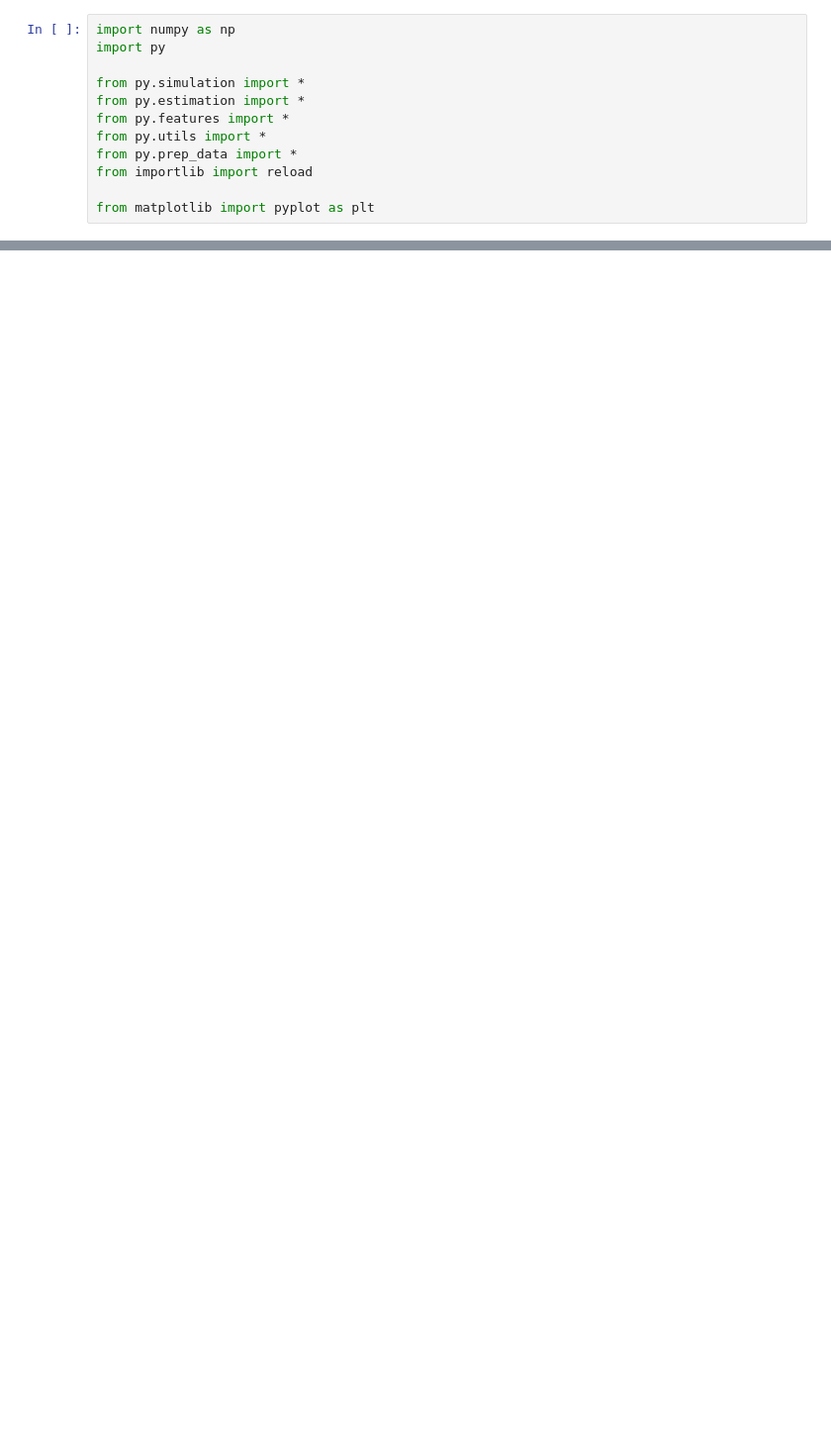
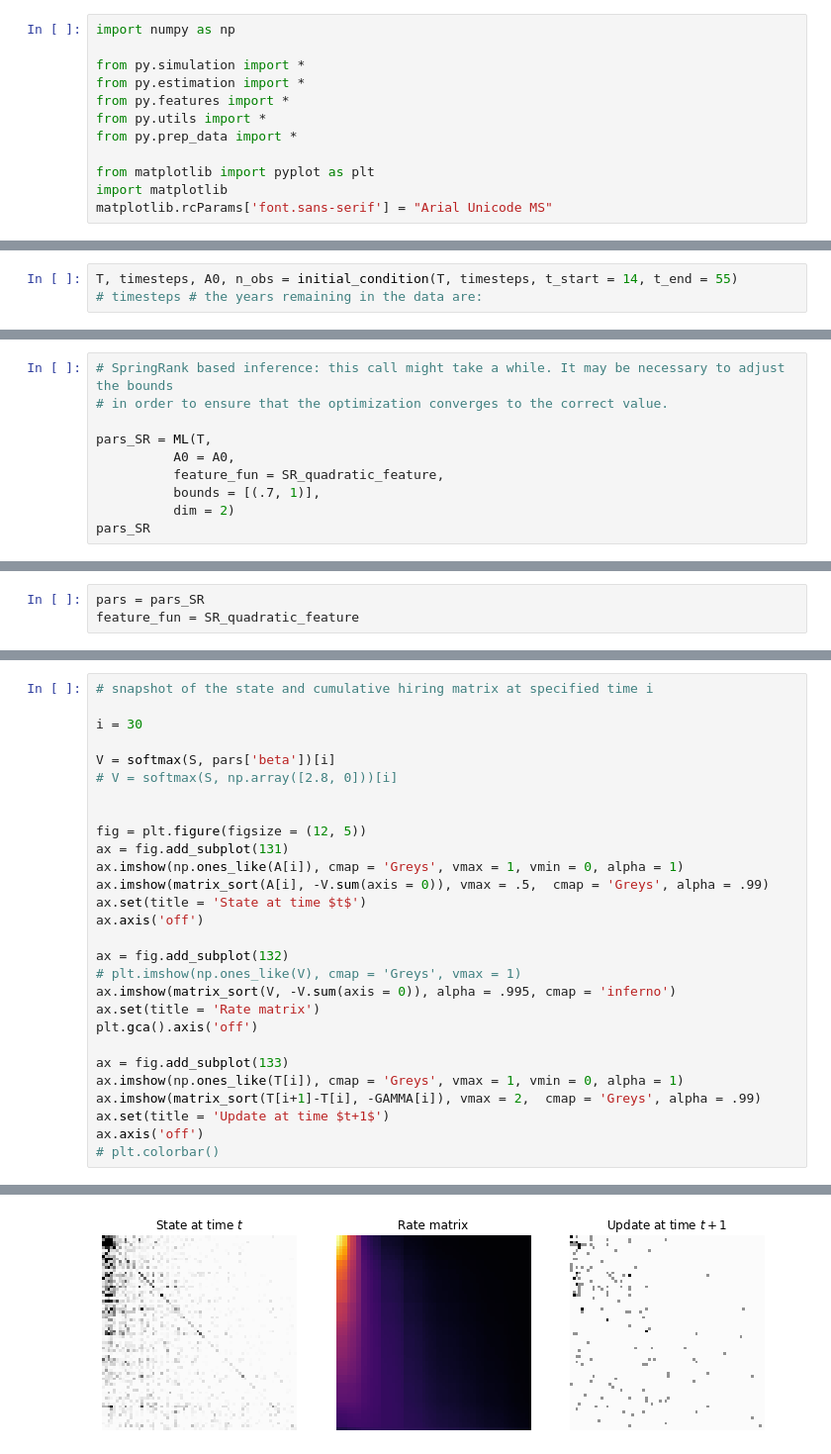
Before and after one commit to PhilChodrow/prestige_reinforcement, a Jupyter notebook: refactor_math_PhD.ipynb, the cells around one changed output, grey strips where cells are left out. Shown at 99% size. Cells and saved outputs as stored; diff of their text form; blank space fills up the shorter version.

```diff
--- a/refactor_math_PhD.ipynb
+++ b/refactor_math_PhD.ipynb
@@ -1,12 +15,12 @@
 # %%
 import numpy as np
-import py
 
 from py.simulation import *
 from py.estimation import *
 from py.features import *
 from py.utils import *
 from py.prep_data import *
-from importlib import reload
 
 from matplotlib import pyplot as plt
+import matplotlib
+matplotlib.rcParams['font.sans-serif'] = "Arial Unicode MS"
@@ -68,0 +49,3 @@ So, the results of estimation in this case seem wrong, since if we condition on
+# %%
+T, timesteps, A0, n_obs = initial_condition(T, timesteps, t_start = 14, t_end = 55)
+# timesteps # the years remaining in the data are:
@@ -68,0 +71,10 @@ So, the results of estimation in this case seem wrong, since if we condition on
+# %%
+# SpringRank based inference: this call might take a while. It may be necessary to adjust the bounds
+# in order to ensure that the optimization converges to the correct value.
+
+pars_SR = ML(T,
+          A0 = A0,
+          feature_fun = SR_quadratic_feature,
+          bounds = [(.7, 1)],
+          dim = 2)
+pars_SR
@@ -68,0 +111,3 @@ So, the results of estimation in this case seem wrong, since if we condition on
+# %%
+pars = pars_SR
+feature_fun = SR_quadratic_feature
@@ -68,0 +155,29 @@ So, the results of estimation in this case seem wrong, since if we condition on
+# %%
+# snapshot of the state and cumulative hiring matrix at specified time i
+
+i = 30
+
+V = softmax(S, pars['beta'])[i]
+# V = softmax(S, np.array([2.8, 0]))[i]
+
+
+fig = plt.figure(figsize = (12, 5))
+ax = fig.add_subplot(131)
+ax.imshow(np.ones_like(A[i]), cmap = 'Greys', vmax = 1, vmin = 0, alpha = 1)
+ax.imshow(matrix_sort(A[i], -V.sum(axis = 0)), vmax = .5,  cmap = 'Greys', alpha = .99)
+ax.set(title = 'State at time $t$')
+ax.axis('off')
+
+ax = fig.add_subplot(132)
+# plt.imshow(np.ones_like(V), cmap = 'Greys', vmax = 1)
+ax.imshow(matrix_sort(V, -V.sum(axis = 0)), alpha = .995, cmap = 'inferno')
+ax.set(title = 'Rate matrix')
+plt.gca().axis('off')
+
+ax = fig.add_subplot(133)
+ax.imshow(np.ones_like(T[i]), cmap = 'Greys', vmax = 1, vmin = 0, alpha = 1)
+ax.imshow(matrix_sort(T[i+1]-T[i], -GAMMA[i]), vmax = 2,  cmap = 'Greys', alpha = .99)
+ax.set(title = 'Update at time $t+1$')
+ax.axis('off')
+# plt.colorbar()
+# %% [output]
@@ -68,0 +185 @@ So, the results of estimation in this case seem wrong, since if we condition on
+[figure, added]
```
Also changed, not shown: parts of 26 cells of this notebook, 8 other files.
